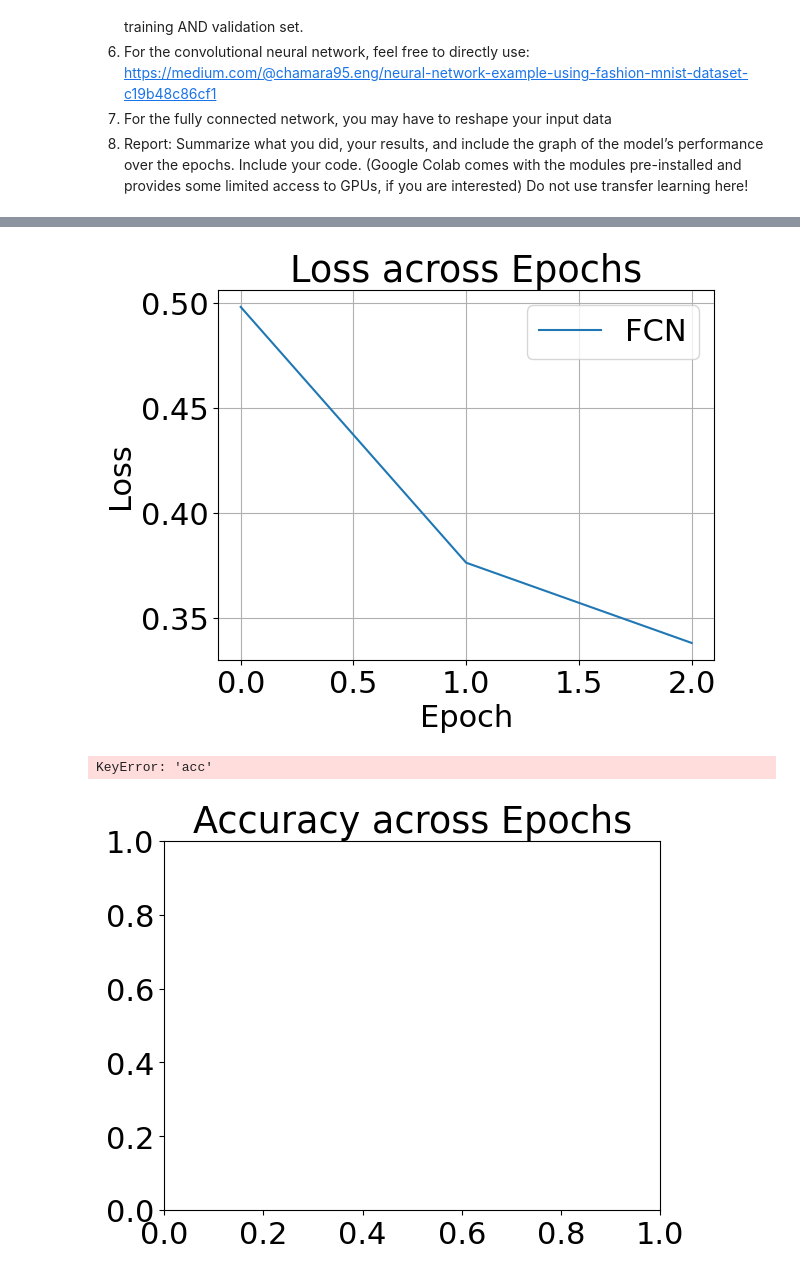
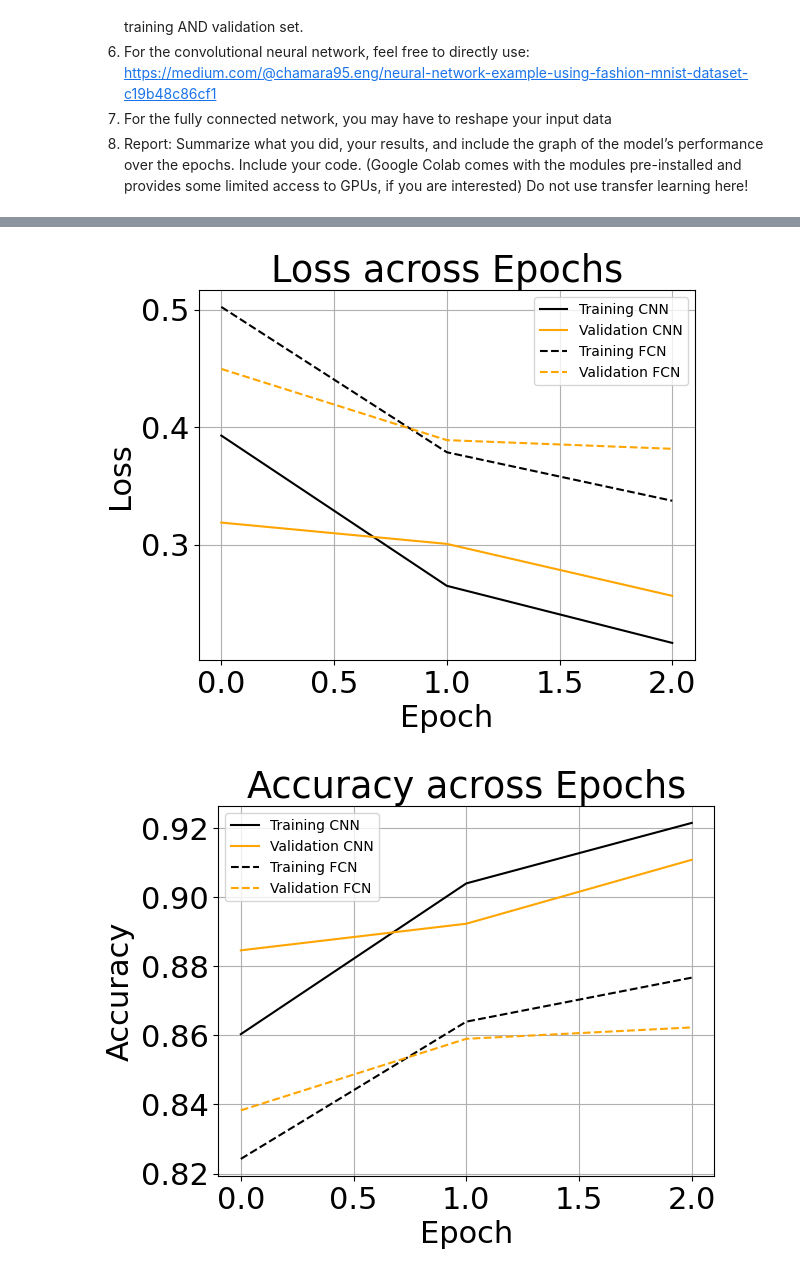
Before and after one commit to SethCram/CS404-Machine-RoboticVision, a Jupyter notebook: Assignments/Assignment7_TrainingNNs/FashionMnistCNNvsNN.ipynb, the cells around one changed output, grey strips where cells are left out. Drawn from its saved outputs; the diff is of its cells as text; code cells hidden in the pictures.

```diff
--- a/Assignments/Assignment7_TrainingNNs/FashionMnistCNNvsNN.ipynb
+++ b/Assignments/Assignment7_TrainingNNs/FashionMnistCNNvsNN.ipynb
@@ -53,11 +53,20 @@ fashion_mnist = keras.datasets.fashion_mnist
 x_train = x_train/255.0
 x_test = x_test/255.0
 # %%
+#FCN implementation from https://medium.com/@chamara95.eng/neural-network-example-using-fashion-mnist-dataset-c19b48c86cf1
+#CNN implementation from https://towardsdatascience.com/building-a-convolutional-neural-network-cnn-in-keras-329fbbadc5f5
+
 #Model Construction
 model_FCN = keras.Sequential([
     keras.layers.Flatten(input_shape=(28,28)), #flatten input into a single input layer
     keras.layers.Dense(128, activation=tf.nn.relu), #hidden layer with 128 hidden nodes + relu activation funct
     keras.layers.Dense(10, activation=tf.nn.softmax) #out layer w/ 10 output nodes + softmax activation (prob of 0-1 summing to 1)
+])
+model_CNN = keras.Sequential([
+    keras.layers.Conv2D(64,  kernel_size=3, activation='relu', input_shape=(28,28, 1)), #1 at the end bc only 1 color channel
+    keras.layers.Conv2D(32,  kernel_size=3, activation='relu'),
+    keras.layers.Flatten(),
+    keras.layers.Dense(10, activation=tf.nn.softmax)
 ])
 
 #Model Configuration
@@ -66,6 +75,11 @@ model_FCN.compile(
     loss='sparse_categorical_crossentropy', #not sure why 'sparse'
     metrics=['accuracy']
 )
+model_CNN.compile(
+    optimizer='adam',
+    loss='sparse_categorical_crossentropy', #or just categorical_crossentropy?
+    metrics=['accuracy']
+)
 # %%
 #Model training
 
@@ -74,10 +88,17 @@ epochs = 3
 history_FCN = model_FCN.fit(
     x_train,
     y_train_labels,
-    epochs=epochs
+    epochs=epochs,
+    validation_data=(x_test, y_test_labels)
+)
+history_CNN = model_CNN.fit(
+    x_train,
+    y_train_labels,
+    epochs=epochs,
+    validation_data=(x_test, y_test_labels)
 )
 
 #Model Evaluation
-test_loss_FCN, test_acc_FCN = model_FCN.evaluate(x_test, y_test_labels)
+#test_loss_FCN, test_acc_FCN = model_FCN.evaluate(x_test, y_test_labels)
 # %% [output]
 Epoch 1/3
@@ -90,29 +116,32 @@ Epoch 3/3
 # %%
 #Plotting
 
 t = np.arange(epochs)
 
 #Loss Plot
-plt.rcParams.update({'font.size': 22})
+#plt.rcParams.update({'font.size': 22})
 plt.title("Loss across Epochs")
-#plt.plot(t, history_CNN.history['loss'], label='CNN')
-plt.plot(t, history_FCN.history['loss'], label='FCN')
+plt.plot(t, history_CNN.history['loss'], label='Training CNN', color='black')
+plt.plot(t, history_CNN.history['val_loss'], label='Validation CNN', color='orange')
+plt.plot(t, history_FCN.history['loss'], label='Training FCN', color='black', linestyle='dashed')
+plt.plot(t, history_FCN.history['val_loss'], label='Validation FCN', color='orange', linestyle='dashed')
 plt.ylabel('Loss')
 plt.xlabel('Epoch')
-plt.legend()
+plt.legend(prop={'size': 10})
 plt.grid()
 plt.show()
 
 #Accuracy Plot
 plt.title("Accuracy across Epochs")
-#plt.plot(t, history_CNN.history['accuracy'], label='CNN')
-plt.plot(t, history_FCN.history['accuracy'], label='FCN')
+plt.plot(t, history_CNN.history['accuracy'], label='Training CNN', color='black')
+plt.plot(t, history_CNN.history['val_accuracy'], label='Validation CNN', color='orange')
+plt.plot(t, history_FCN.history['accuracy'], label='Training FCN', color='black', linestyle='dashed')
+plt.plot(t, history_FCN.history['val_accuracy'], label='Validation FCN', color='orange', linestyle='dashed')
 plt.ylabel('Accuracy')
 plt.xlabel('Epoch')
-plt.legend()
+plt.legend(prop={'size': 10})
 plt.grid()
 plt.show()
 # %% [output]
-[figure, old version]
+[figure, new version]
-KeyError: 'acc'
-[figure, old version]
+[figure, new version]
```
Also changed, not shown: parts of 1 cell of this notebook.
